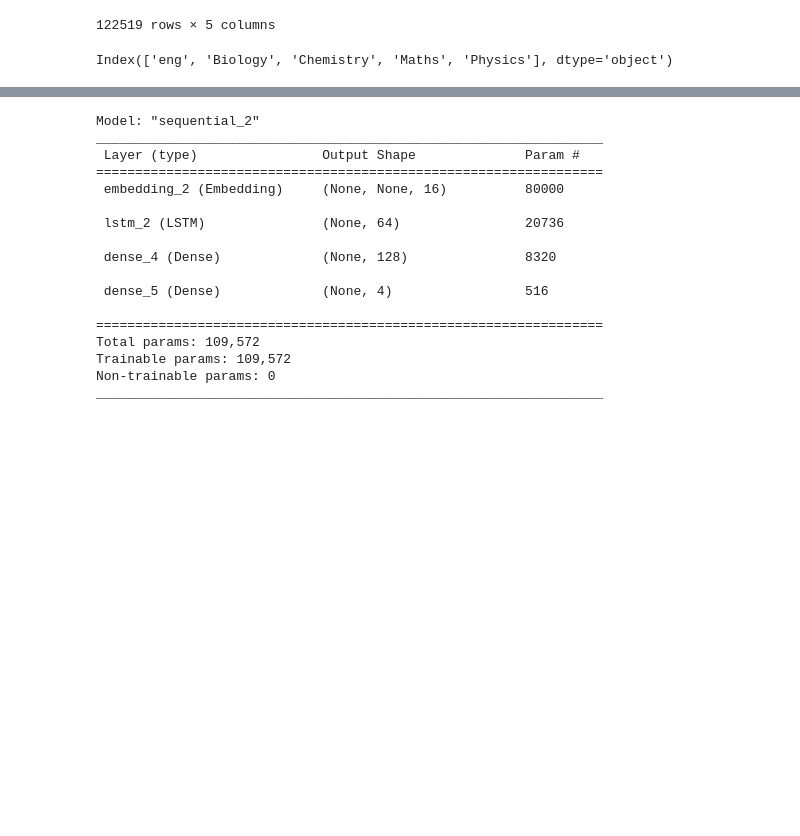
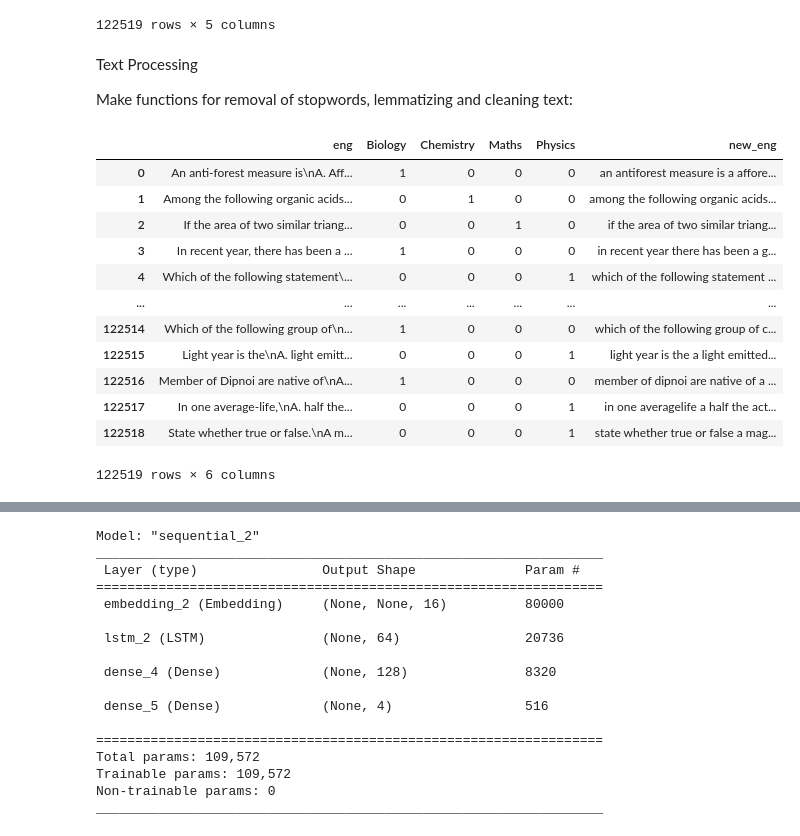
Before and after one commit to srikresna/natural.language.processing-ml, a Jupyter notebook: subject-classification.ipynb, the cells around one changed output, grey strips where cells are left out. Drawn from its saved outputs; the diff is of its cells as text; code cells hidden in the pictures; blank space fills up the shorter version.

```diff
--- a/subject-classification.ipynb
+++ b/subject-classification.ipynb
@@ -67,9 +150,63 @@ df_baru
 | 122517 | In one average-life,\nA. half the... | 0 | 0 | 0 | 1 |
 | 122518 | State whether true or false.\nA m... | 0 | 0 | 0 | 1 |
 122519 rows × 5 columns
-# %%
-df_baru['eng'] = df_baru['eng'].str.lower()
-length = df['eng'].str.len().max()
-df_baru.columns
-# %% [output]
-Index(['eng', 'Biology', 'Chemistry', 'Maths', 'Physics'], dtype='object')
+# %% [markdown]
+Text Processing
+
+Make functions for removal of stopwords, lemmatizing and cleaning text:
+# %%
+def remove_Stopwords(text ):
+    stop_words = set(stopwords.words('english'))
+    words = word_tokenize( text.lower() )
+    sentence = [w for w in words if not w in stop_words]
+    return " ".join(sentence)
+
+
+def lemmatize_text(text):
+    wordlist=[]
+    lemmatizer = WordNetLemmatizer()
+    sentences=sent_tokenize(text)
+    for sentence in sentences:
+        words=word_tokenize(sentence)
+        for word in words:
+            wordlist.append(lemmatizer.lemmatize(word))
+    return ' '.join(wordlist)
+
+def clean_text(text ):
+    delete_dict = {sp_character: '' for sp_character in string.punctuation}
+    delete_dict[' '] = ' '
+    table = str.maketrans(delete_dict)
+    text1 = text.translate(table)
+    textArr= text1.split()
+    text2 = ' '.join([w for w in textArr])
+
+    return text2.lower()
+
+def stemSentence(text):
+    porter = PorterStemmer()
+    token_words=word_tokenize(text)
+    token_words
+    stem_sentence=[]
+    for word in token_words:
+        stem_sentence.append(porter.stem(word))
+        stem_sentence.append(" ")
+    return "".join(stem_sentence)
+# %%
+df_new['new_eng'] = df_new['eng'].apply(remove_Stopwords)
+df_new['new_eng'] = df_new['eng'].apply(lemmatize_text)
+df_new['new_eng'] = df_new['eng'].apply(clean_text)
+df_new
+# %% [output]
+|  | eng | Biology | Chemistry | Maths | Physics | new_eng |
+| 0 | An anti-forest measure is\nA. Aff... | 1 | 0 | 0 | 0 | an antiforest measure is a affore... |
+| 1 | Among the following organic acids... | 0 | 1 | 0 | 0 | among the following organic acids... |
+| 2 | If the area of two similar triang... | 0 | 0 | 1 | 0 | if the area of two similar triang... |
+| 3 | In recent year, there has been a ... | 1 | 0 | 0 | 0 | in recent year there has been a g... |
+| 4 | Which of the following statement\... | 0 | 0 | 0 | 1 | which of the following statement ... |
+| ... | ... | ... | ... | ... | ... | ... |
+| 122514 | Which of the following group of\n... | 1 | 0 | 0 | 0 | which of the following group of c... |
+| 122515 | Light year is the\nA. light emitt... | 0 | 0 | 0 | 1 | light year is the a light emitted... |
+| 122516 | Member of Dipnoi are native of\nA... | 1 | 0 | 0 | 0 | member of dipnoi are native of a ... |
+| 122517 | In one average-life,\nA. half the... | 0 | 0 | 0 | 1 | in one averagelife a half the act... |
+| 122518 | State whether true or false.\nA m... | 0 | 0 | 0 | 1 | state whether true or false a mag... |
+122519 rows × 6 columns
```
Also changed, not shown: parts of 30 cells of this notebook, 1 other file.
